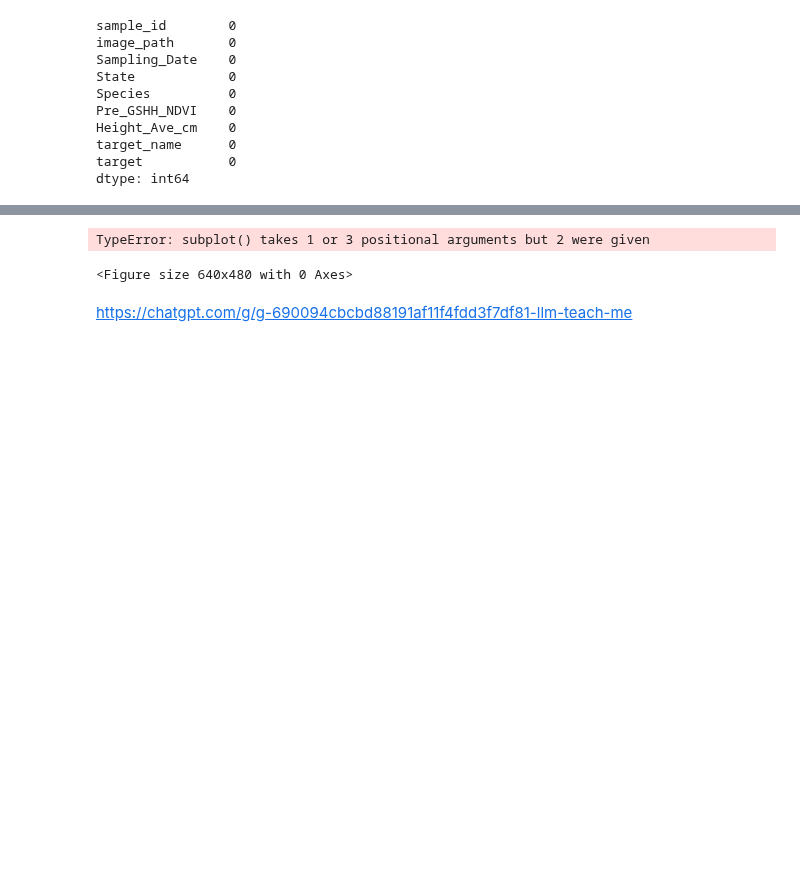
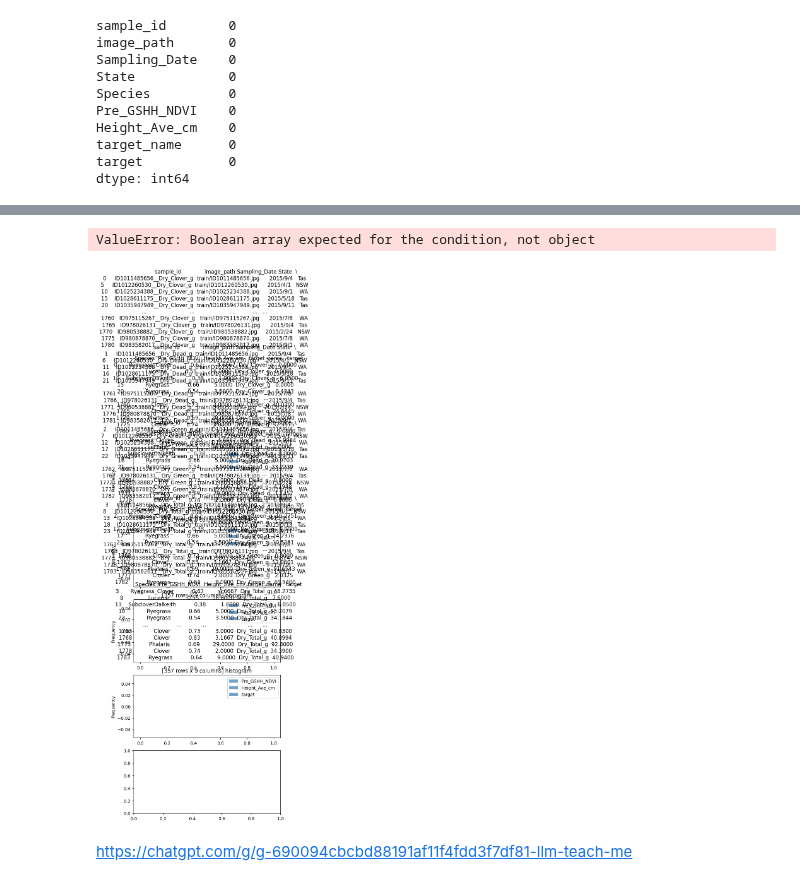
Before and after one commit to LoNebula/Kaggle, a Jupyter notebook: src/CSIRO_Image2Biomass_Prediction/1_CSIRO_Image2Biomass_Prediction.ipynb, the cells around one changed output, grey strips where cells are left out. Cells and saved outputs as stored; diff of their text form; code cells hidden in the pictures; blank space fills up the shorter version.

```diff
--- a/src/CSIRO_Image2Biomass_Prediction/1_CSIRO_Image2Biomass_Prediction.ipynb
+++ b/src/CSIRO_Image2Biomass_Prediction/1_CSIRO_Image2Biomass_Prediction.ipynb
@@ -71,24 +65,22 @@ clover_g
 # %%
 # pick up g series
 clover_g = train_df[train_df['target_name'] == 'Dry_Clover_g']
 dead_g = train_df[train_df['target_name'] == 'Dry_Dead_g']
 green_g = train_df[train_df['target_name'] == 'Dry_Green_g']
 total_g = train_df[train_df['target_name'] == 'Dry_Total_g']
 gdm_g = train_df[train_df['target_name'] == 'GDM_g']
 
 
 cols = [clover_g, dead_g, green_g, total_g, gdm_g]
-fig, axes = plt.subplot(len(cols), 1, figsize=(6, 3 * len(cols)), sharex=False)
+fig, axes = plt.subplots(len(cols), 1, figsize=(6, 3 * len(cols)), sharex=False)
 
 for ax, col in zip(axes, cols):
-    train_df[col].plot.hist(ax=ax, bins=40, color="steelblue", alpha=0.75)
+    gdm_g[col].plot.hist(ax=ax, bins=40, color="steelblue", alpha=0.75)
     ax.set_title(f"{col} histogram")
-    ax.set_xlabel("biomass")
-    ax.set_ylabel("count")
 
 plt.tight_layout()
 # %% [output]
-TypeError: subplot() takes 1 or 3 positional arguments but 2 were given
+ValueError: Boolean array expected for the condition, not object
-<Figure size 640x480 with 0 Axes>
+[figure, added]
 # %% [markdown]
 https://chatgpt.com/g/g-690094cbcbd88191af11f4fdd3f7df81-llm-teach-me
```
Also changed, not shown: parts of 1 cell of this notebook.
